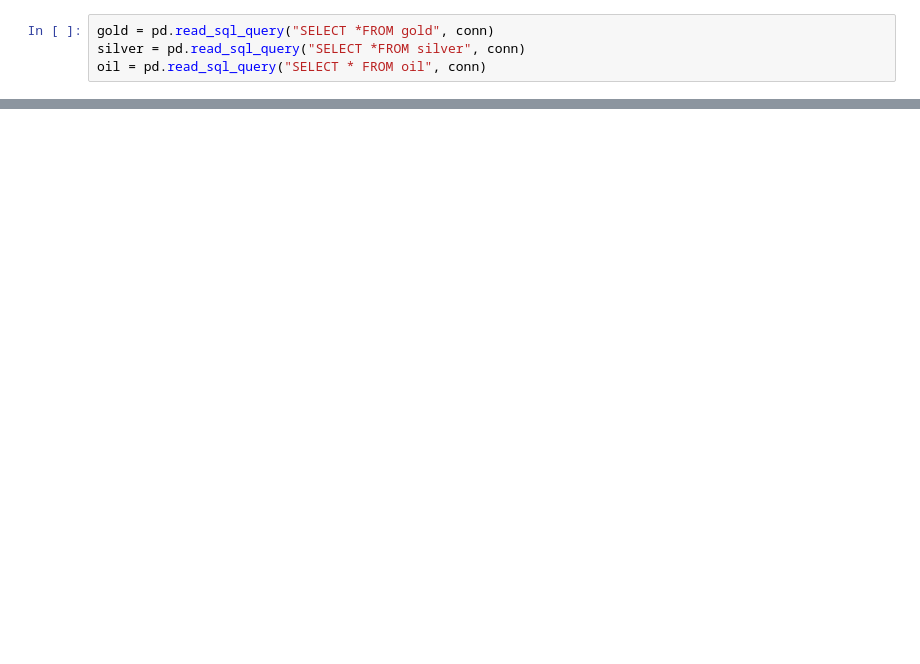
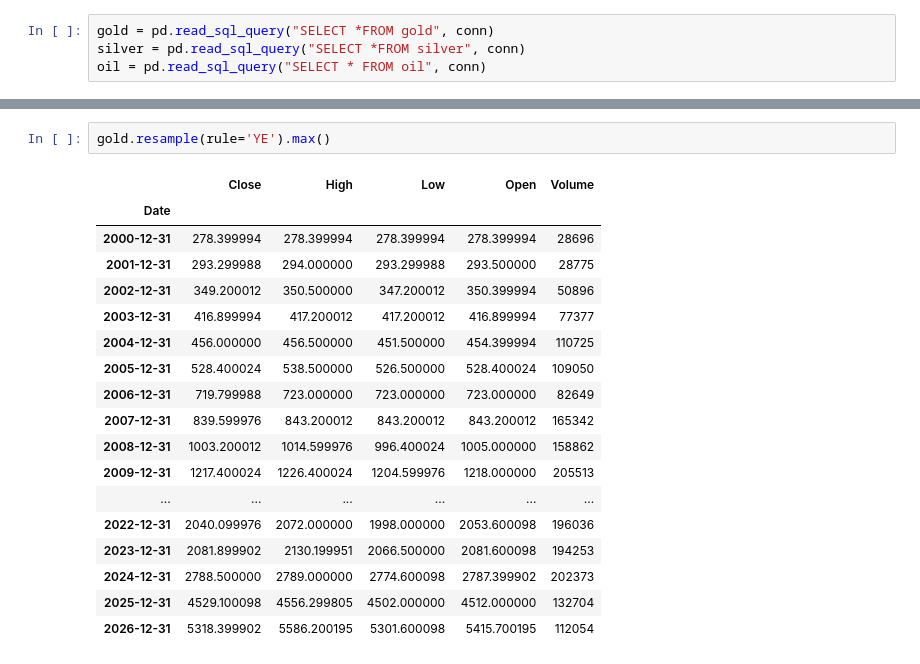
Before and after one commit to Suryansh9369/commodity-price-analysis, a Jupyter notebook: src/eda.ipynb, the cells around one changed output, grey strips where cells are left out. Drawn from its saved outputs; the diff is of its cells as text; blank space fills up the shorter version.

```diff
--- a/src/eda.ipynb
+++ b/src/eda.ipynb
@@ -65,0 +207,21 @@ for i, col in enumerate([gold, silver, oil]):
+# %%
+gold.resample(rule='YE').max()
+# %% [output]
+|  | Close | High | Low | Open | Volume |
+| Date |  |  |  |  |  |
+| 2000-12-31 | 278.399994 | 278.399994 | 278.399994 | 278.399994 | 28696 |
+| 2001-12-31 | 293.299988 | 294.000000 | 293.299988 | 293.500000 | 28775 |
+| 2002-12-31 | 349.200012 | 350.500000 | 347.200012 | 350.399994 | 50896 |
+| 2003-12-31 | 416.899994 | 417.200012 | 417.200012 | 416.899994 | 77377 |
+| 2004-12-31 | 456.000000 | 456.500000 | 451.500000 | 454.399994 | 110725 |
+| 2005-12-31 | 528.400024 | 538.500000 | 526.500000 | 528.400024 | 109050 |
+| 2006-12-31 | 719.799988 | 723.000000 | 723.000000 | 723.000000 | 82649 |
+| 2007-12-31 | 839.599976 | 843.200012 | 843.200012 | 843.200012 | 165342 |
+| 2008-12-31 | 1003.200012 | 1014.599976 | 996.400024 | 1005.000000 | 158862 |
+| 2009-12-31 | 1217.400024 | 1226.400024 | 1204.599976 | 1218.000000 | 205513 |
+| ... | ... | ... | ... | ... | ... |
+| 2022-12-31 | 2040.099976 | 2072.000000 | 1998.000000 | 2053.600098 | 196036 |
+| 2023-12-31 | 2081.899902 | 2130.199951 | 2066.500000 | 2081.600098 | 194253 |
+| 2024-12-31 | 2788.500000 | 2789.000000 | 2774.600098 | 2787.399902 | 202373 |
+| 2025-12-31 | 4529.100098 | 4556.299805 | 4502.000000 | 4512.000000 | 132704 |
+| 2026-12-31 | 5318.399902 | 5586.200195 | 5301.600098 | 5415.700195 | 112054 |
```
Also changed, not shown: parts of 22 cells of this notebook.
